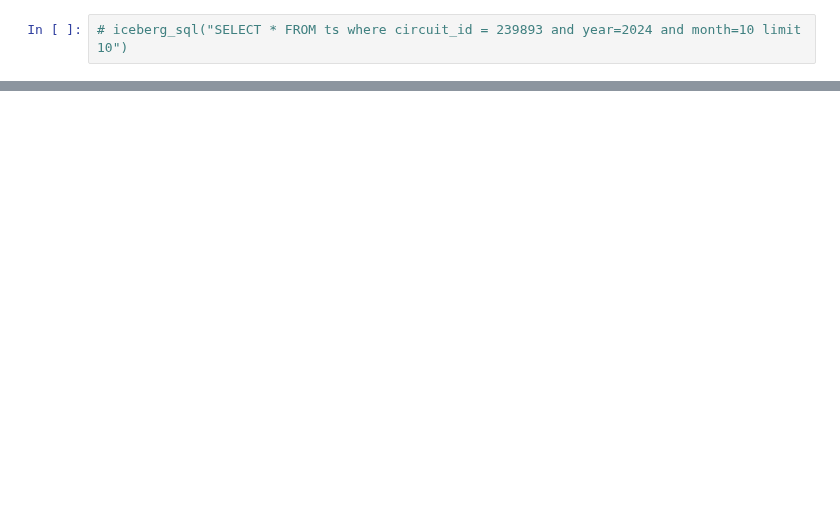
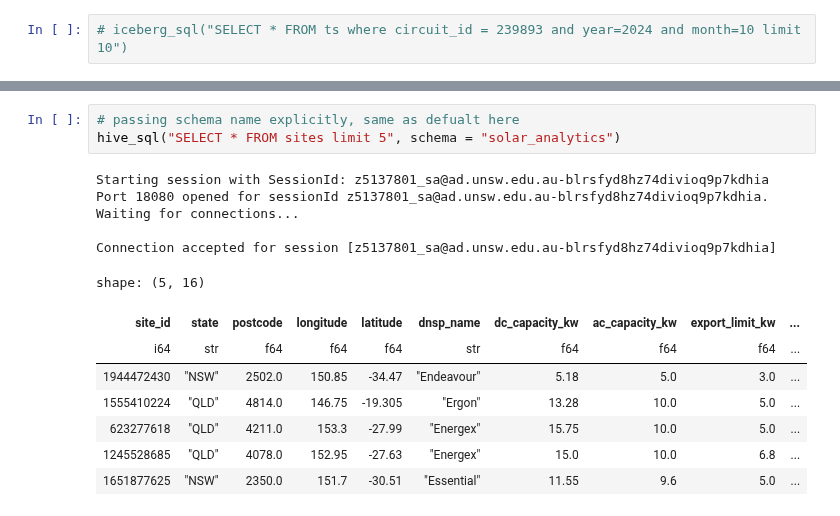
Before and after one commit to UNSW-CEEM/CICCADA, a Jupyter notebook: LSO_anti_islanding/conformance/data_query_s3_scripts/trino_data_query.ipynb, the cells around one changed output, grey strips where cells are left out. Cells and saved outputs as stored; diff of their text form; blank space fills up the shorter version.

```diff
--- a/LSO_anti_islanding/conformance/data_query_s3_scripts/trino_data_query.ipynb
+++ b/LSO_anti_islanding/conformance/data_query_s3_scripts/trino_data_query.ipynb
@@ -141,3 +161,20 @@ Connection accepted for session [z5137801_sa@ad.unsw.edu.au-h2geoqpcj2fexpru2fqp
+# %%
+# passing schema name explicitly, same as defualt here
+hive_sql("SELECT * FROM sites limit 5", schema = "solar_analytics")
+# %% [output]
+Starting session with SessionId: z5137801_sa@ad.unsw.edu.au-blrsfyd8hz74divioq9p7kdhia
+Port 18080 opened for sessionId z5137801_sa@ad.unsw.edu.au-blrsfyd8hz74divioq9p7kdhia.
+Waiting for connections...
+
+Connection accepted for session [z5137801_sa@ad.unsw.edu.au-blrsfyd8hz74divioq9p7kdhia]
+shape: (5, 16)
+| site_id | state | postcode | longitude | latitude | dnsp_name | dc_capacity_kw | ac_capacity_kw | export_limit_kw | ... |
+| i64 | str | f64 | f64 | f64 | str | f64 | f64 | f64 | ... |
+| 1944472430 | "NSW" | 2502.0 | 150.85 | -34.47 | "Endeavour" | 5.18 | 5.0 | 3.0 | ... |
+| 1555410224 | "QLD" | 4814.0 | 146.75 | -19.305 | "Ergon" | 13.28 | 10.0 | 5.0 | ... |
+| 623277618 | "QLD" | 4211.0 | 153.3 | -27.99 | "Energex" | 15.75 | 10.0 | 5.0 | ... |
+| 1245528685 | "QLD" | 4078.0 | 152.95 | -27.63 | "Energex" | 15.0 | 10.0 | 6.8 | ... |
+| 1651877625 | "NSW" | 2350.0 | 151.7 | -30.51 | "Essential" | 11.55 | 9.6 | 5.0 | ... |
 # %%
 # passing schema name explicitly, same as defualt here
 hive_sql("SELECT * FROM circuits limit 10", schema = "solar_analytics")
```
Also changed, not shown: parts of 13 cells of this notebook, 15 other files.
